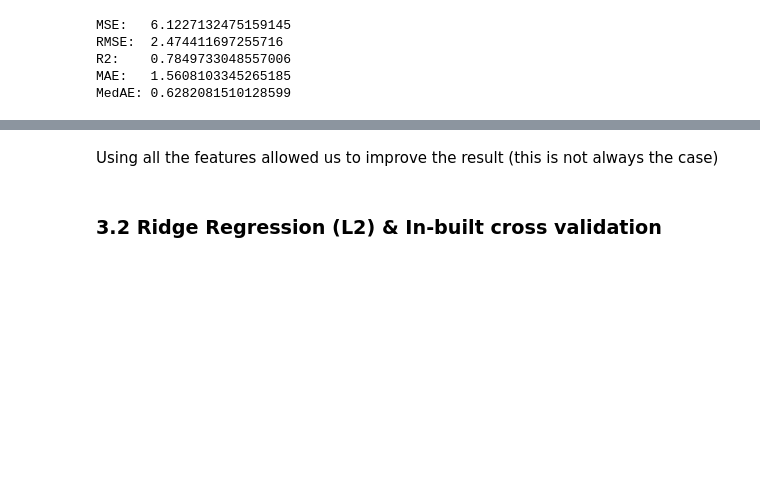
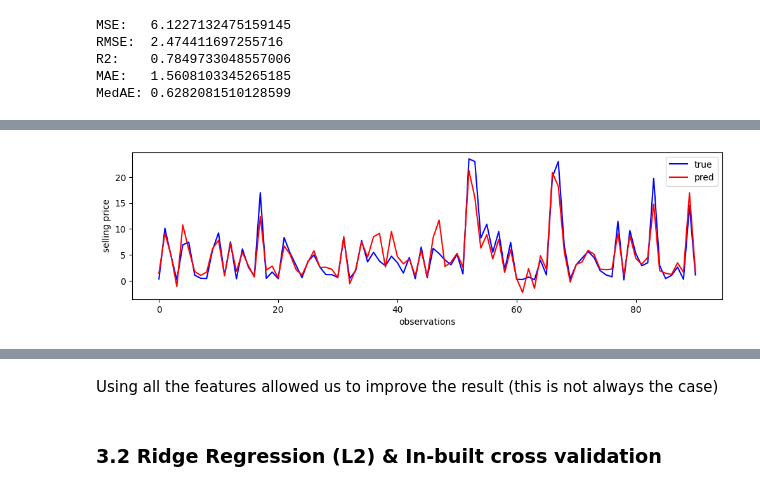
Before and after one commit to ValikVad/DS_FPL, a Jupyter notebook: notebooks/week_2/IDA_2025_4_Regression_and_classification.ipynb, the cells around one changed output, grey strips where cells are left out. Cells and saved outputs as stored; diff of their text form; code cells hidden in the pictures; blank space fills up the shorter version.

```diff
--- a/notebooks/week_2/IDA_2025_4_Regression_and_classification.ipynb
+++ b/notebooks/week_2/IDA_2025_4_Regression_and_classification.ipynb
@@ -515,5 +531,5 @@ X_train_v1.head()
 # %%
-X_train_v2 = X_train[['Present_Price', 'Fuel_Type_CNG', 'Transmission_Automatic', 'Owner',
+X_train_v2 = X_train[['Present_Price', 'Transmission_Automatic', 'Owner',
                       'Years_ago', 'Kms_Driven_log']]
 X_train_v2.head()
 # %% [output]
@@ -522,6 +543,6 @@ KeyError: "['Fuel_Type_CNG'] not in index"
 X_train_v3 = X_train.copy()
 # %%
 X_val_v1 = X_val[['Present_Price']]
-X_val_v2 = X_val[['Present_Price', 'Fuel_Type_CNG', 'Transmission_Automatic', 'Owner',
+X_val_v2 = X_val[['Present_Price',  'Transmission_Automatic', 'Owner',
                       'Years_ago', 'Kms_Driven_log']]
 X_val_v3 = X_val.copy()
@@ -681,0 +775,13 @@ NameError: name 'X_train_v2' is not defined
+# %%
+plt.figure(figsize=(12, 3))
+plt.plot(y_val.values, 'b-', label='true')
+plt.plot(y_pred, 'r-', label='pred')
+
+plt.xlabel("observations")
+plt.ylabel("selling price")
+
+plt.legend(loc='best')
+
+plt.show()
+# %% [output]
+[figure, added]
```
Also changed, not shown: parts of 21 cells of this notebook.
